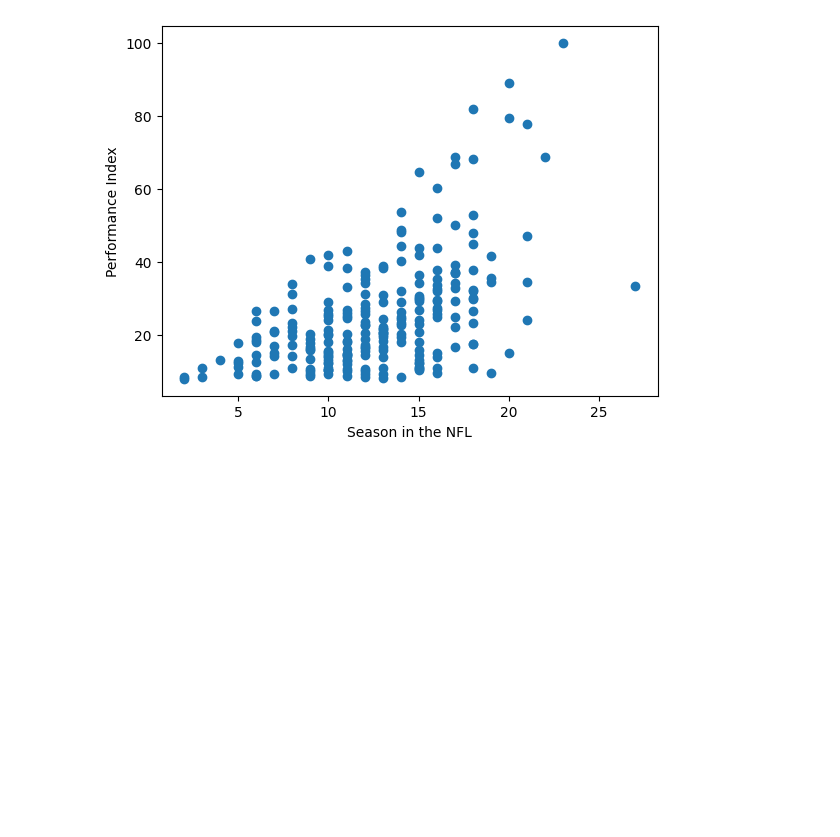
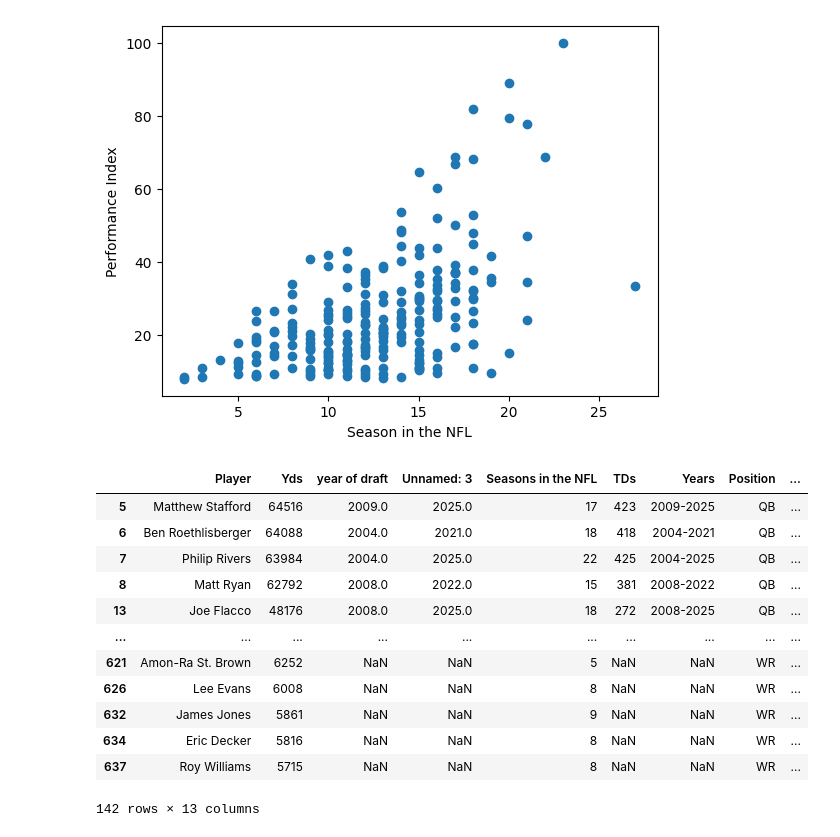
Before and after one commit to szmbalint/Causal_Inference_Project, a Jupyter notebook: Notebook/init_notebook.ipynb, the cells around one changed output. Cells and saved outputs as stored; diff of their text form; code cells hidden in the pictures; blank space fills up the shorter version.

```diff
--- a/Notebook/init_notebook.ipynb
+++ b/Notebook/init_notebook.ipynb
@@ -201,6 +201,35 @@ Text(0, 0.5, 'Performance Index')
 # %%
 joined_datas = pd.concat([joined_QB_data, joined_RB_data, joined_WR_data])
 # %%
-for player in dataframe_QB_Passing_yards['Player']:
-    if player in df_draft['name']:
-        dataframe_QB_Passing_yards[player]['Draft_Position'] = df_draft['Player'==player]['pick']
+drafts_df = pd.read_csv('../drafts_2k_2k21.csv')
+
+drafts_clean_exact = drafts_df.drop_duplicates(subset=['round', 'pick', 'team', 'name', 'pos', 'year', 'college'])
+
+drafts_final_clean = drafts_clean_exact.drop_duplicates(subset=['name', 'pos'], keep='first')
+
+final_df = pd.merge(
+    joined_datas,
+    drafts_final_clean[['name', 'pos', 'pick']],
+    left_on=['Player', 'Position'],
+    right_on=['name', 'pos'],
+    how='left',
+    validate='m:1'
+)
+
+final_df = final_df.drop(columns=['name', 'pos'])
+# %%
+final_df[final_df['pick'].notna()]
+# %% [output]
+|  | Player | Yds | year of draft | Unnamed: 3 | Seasons in the NFL | TDs | Years | Position | ... |
+| 5 | Matthew Stafford | 64516 | 2009.0 | 2025.0 | 17 | 423 | 2009-2025 | QB | ... |
+| 6 | Ben Roethlisberger | 64088 | 2004.0 | 2021.0 | 18 | 418 | 2004-2021 | QB | ... |
+| 7 | Philip Rivers | 63984 | 2004.0 | 2025.0 | 22 | 425 | 2004-2025 | QB | ... |
+| 8 | Matt Ryan | 62792 | 2008.0 | 2022.0 | 15 | 381 | 2008-2022 | QB | ... |
+| 13 | Joe Flacco | 48176 | 2008.0 | 2025.0 | 18 | 272 | 2008-2025 | QB | ... |
+| ... | ... | ... | ... | ... | ... | ... | ... | ... | ... |
+| 621 | Amon-Ra St. Brown | 6252 | NaN | NaN | 5 | NaN | NaN | WR | ... |
+| 626 | Lee Evans | 6008 | NaN | NaN | 8 | NaN | NaN | WR | ... |
+| 632 | James Jones | 5861 | NaN | NaN | 9 | NaN | NaN | WR | ... |
+| 634 | Eric Decker | 5816 | NaN | NaN | 8 | NaN | NaN | WR | ... |
+| 637 | Roy Williams | 5715 | NaN | NaN | 8 | NaN | NaN | WR | ... |
+142 rows × 13 columns
```
